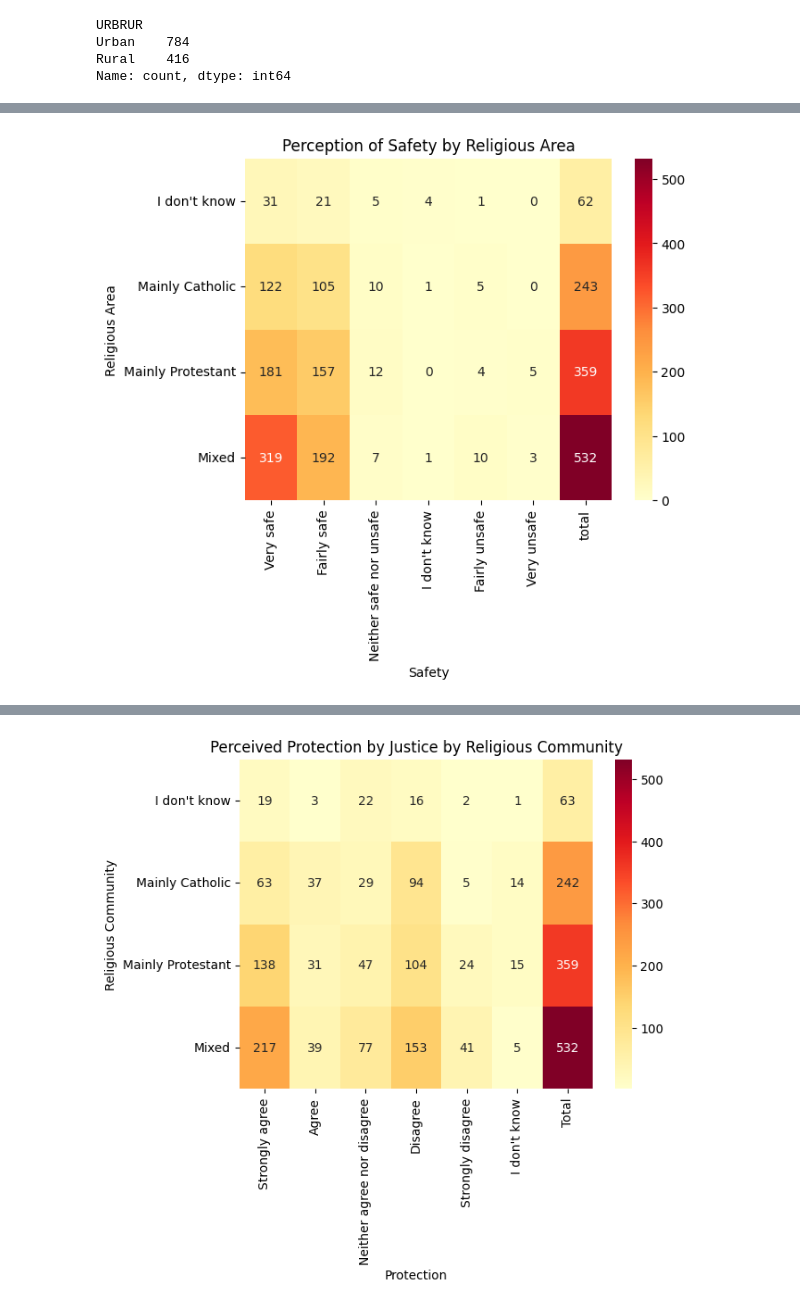
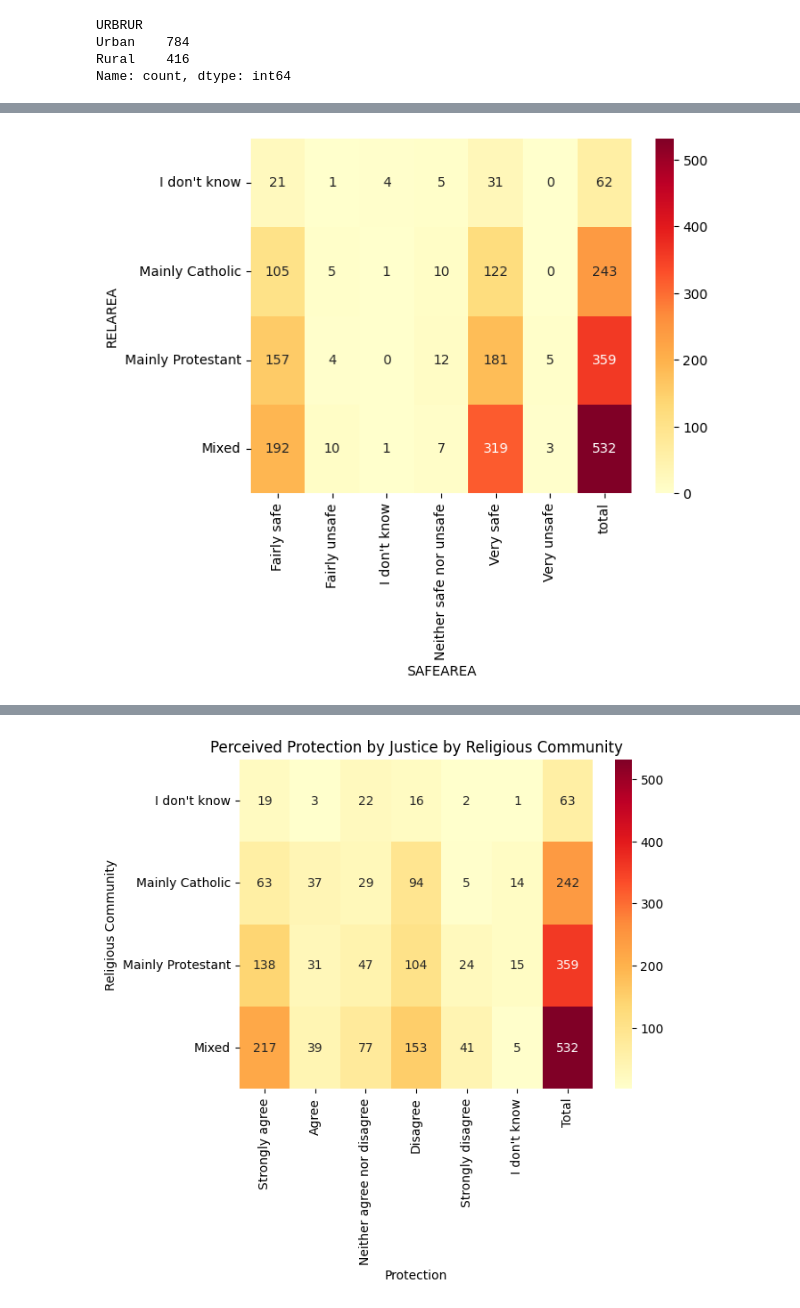
Before and after one commit to 22ai/ireland, a Jupyter notebook: NI_eda/eda.ipynb, the cells around one changed output, grey strips where cells are left out. Drawn from its saved outputs; the diff is of its cells as text; code cells hidden in the pictures.

```diff
--- a/NI_eda/eda.ipynb
+++ b/NI_eda/eda.ipynb
@@ -7,0 +13,5 @@ df = pd.read_spss('nilt23w1.sav')
+# %%
+df = pd.get_dummies(df, columns=['RELIGCAT'], drop_first=True)
+# %%
+df['catholic'] = df['RELIGCAT_Catholic']
+df['protestant'] = df['RELIGCAT_Protestant']
@@ -7,0 +46,8 @@ df = pd.read_spss('nilt23w1.sav')
+# %%
+confidence_map = {
+    "Not at all confident": 1,
+    "Not very confident": 2,
+    "Fairly confident": 3,
+    "Very confident": 4
+}
+df['confidence'] = df['PPSFAIR'].map(confidence_map)
@@ -28,8 +134,3 @@ URBRUR
 Urban    784
 Rural    416
 Name: count, dtype: int64
-# %%
-safe_area_order = ['Very safe', 'Fairly safe', 'Neither safe nor unsafe', "I don't know", 'Fairly unsafe', 'Very unsafe']
-
-# Convert 'SAFEAREA' column to a categorical type with the specified order
-df['SAFEAREA'] = pd.Categorical(df['SAFEAREA'], categories=safe_area_order, ordered=True)
@@ -55,10 +175,7 @@ plt.xticks(rotation=45)
 # %%
 safe_area = df.groupby(['RELAREA', 'SAFEAREA']).size().unstack()
 safe_area['total'] = safe_area.sum(axis=1)
-sns.heatmap(safe_area, annot=True, fmt='d', cmap='YlOrRd', xticklabels=safe_area.columns)
-plt.title('Perception of Safety by Religious Area')
-plt.xlabel('Safety')
-plt.ylabel('Religious Area')
+sns.heatmap(safe_area, annot=True, fmt='d', cmap='YlOrRd')
 plt.show()
 # %% [output]
-[figure, old version]
+[figure, new version]
```
Also changed, not shown: parts of 19 cells of this notebook.
